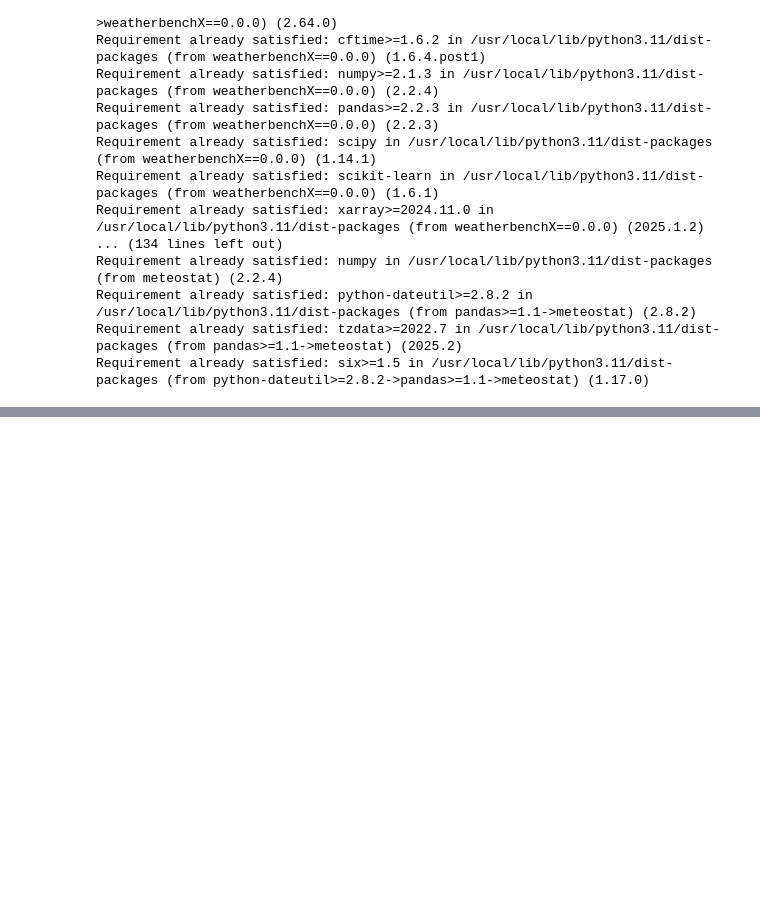
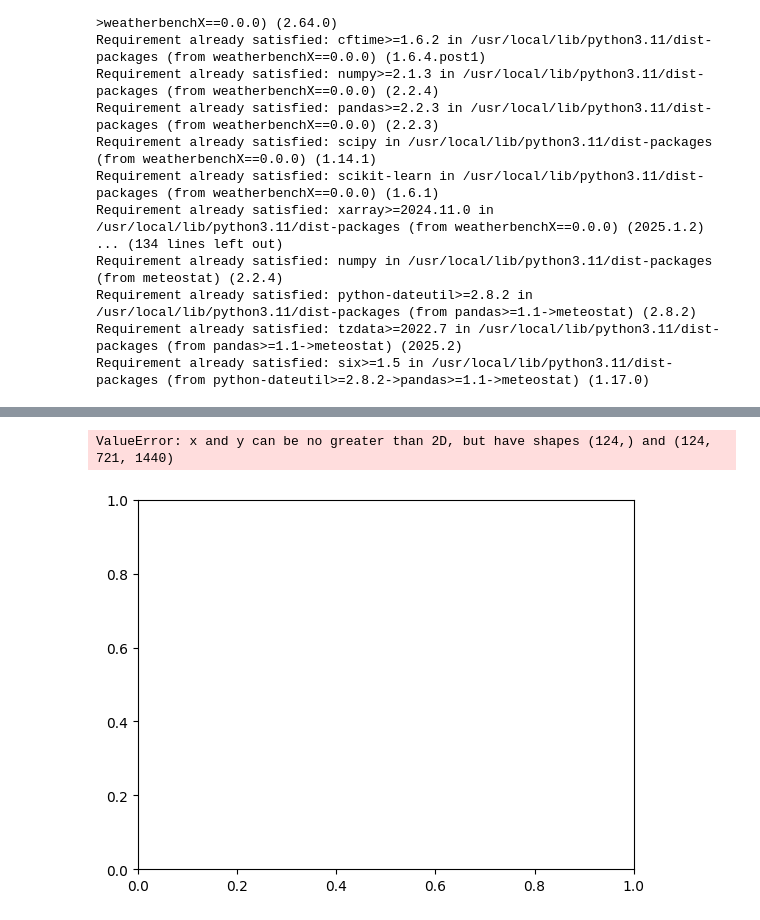
Before and after one commit to amangupta2/ai_weather, a Jupyter notebook: Comparing_WeatherBench_with_Meteostat_radars.ipynb, the cells around one changed output, grey strips where cells are left out. Saved outputs shown, nothing was run; the diff lists cells and outputs as text; code cells hidden in the pictures; blank space fills up the shorter version.

```diff
--- a/Comparing_WeatherBench_with_Meteostat_radars.ipynb
+++ b/Comparing_WeatherBench_with_Meteostat_radars.ipynb
@@ -125,0 +422,5 @@ prediction_path_era5_forecast     = 'gs://weatherbench2/datasets/era5-forecasts/
+# %%
+plt.plot(t_era5)
+# %% [output]
+ValueError: x and y can be no greater than 2D, but have shapes (124,) and (124, 721, 1440)
+[figure, added]
```
Also changed, not shown: parts of 14 cells of this notebook.
